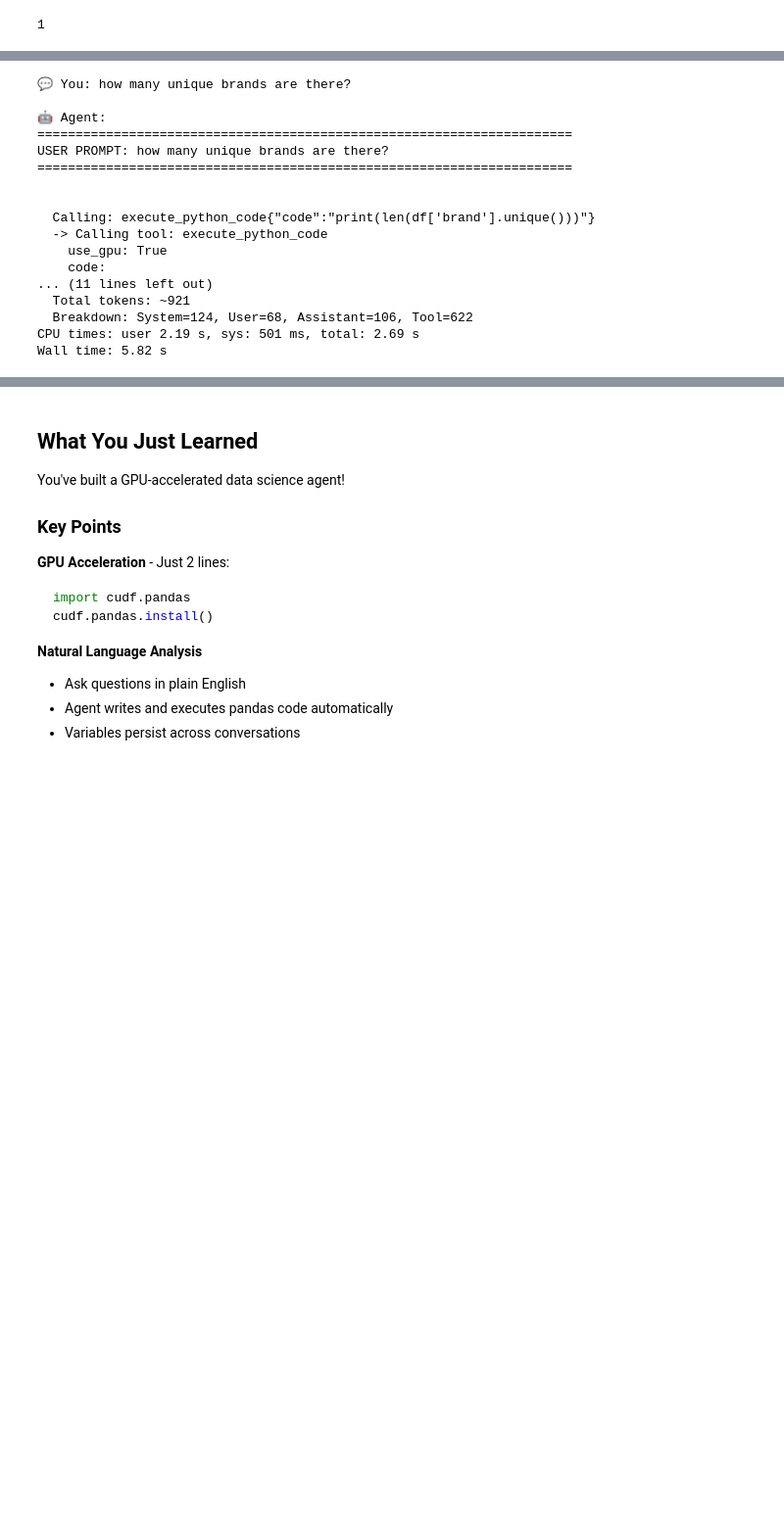
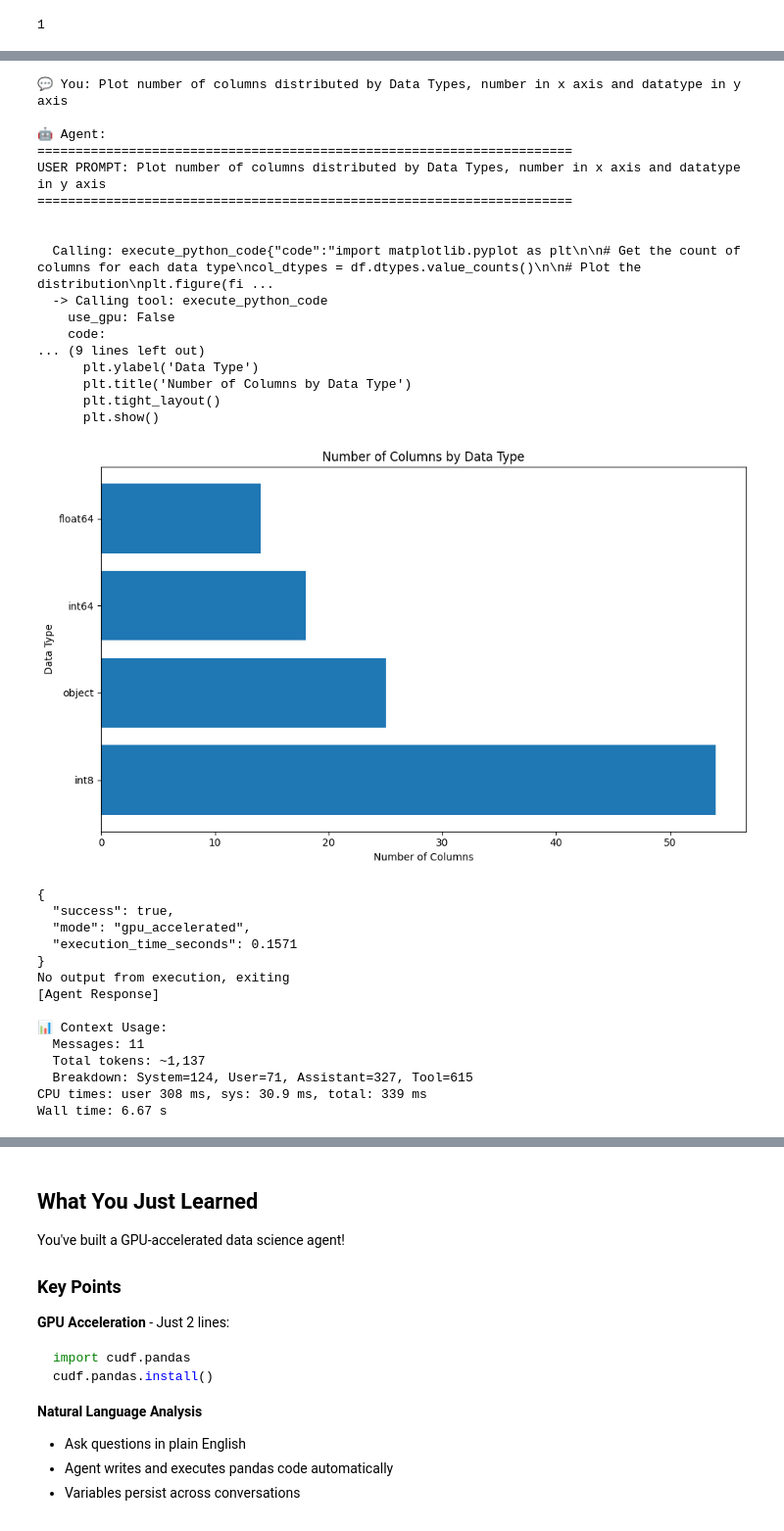
Before and after one commit to davisvarkey/Data_Science_Agent, a Jupyter notebook: gpu-accelerated-data-science-agent.ipynb, the cells around one changed output, grey strips where cells are left out. Shown at 98% size. Cells and saved outputs as stored; diff of their text form; code cells hidden in the pictures; blank space fills up the shorter version.

```diff
--- a/gpu-accelerated-data-science-agent.ipynb
+++ b/gpu-accelerated-data-science-agent.ipynb
@@ -401,22 +386,37 @@ Wall time: 5.5 s
-# %%
-%%time
-
-ask("how many unique brands are there?")
-# %% [output]
-💬 You: how many unique brands are there?
-
-🤖 Agent:
-======================================================================
-USER PROMPT: how many unique brands are there?
-======================================================================
-
-
-  Calling: execute_python_code{"code":"print(len(df['brand'].unique()))"}
-  -> Calling tool: execute_python_code
-    use_gpu: True
-    code:
-... (11 lines left out)
-  Total tokens: ~921
-  Breakdown: System=124, User=68, Assistant=106, Tool=622
-CPU times: user 2.19 s, sys: 501 ms, total: 2.69 s
-Wall time: 5.82 s
+# %%
+%%time
+
+ask("Plot number of columns distributed by Data Types, number in x axis and datatype in y axis")
+# %% [output]
+💬 You: Plot number of columns distributed by Data Types, number in x axis and datatype in y axis
+
+🤖 Agent:
+======================================================================
+USER PROMPT: Plot number of columns distributed by Data Types, number in x axis and datatype in y axis
+======================================================================
+
+
+  Calling: execute_python_code{"code":"import matplotlib.pyplot as plt\n\n# Get the count of columns for each data type\ncol_dtypes = df.dtypes.value_counts()\n\n# Plot the distribution\nplt.figure(fi ...
+  -> Calling tool: execute_python_code
+    use_gpu: False
+    code:
+... (9 lines left out)
+      plt.ylabel('Data Type')
+      plt.title('Number of Columns by Data Type')
+      plt.tight_layout()
+      plt.show()
+[figure, added]
+{
+  "success": true,
+  "mode": "gpu_accelerated",
+  "execution_time_seconds": 0.1571
+}
+No output from execution, exiting
+[Agent Response]
+
+📊 Context Usage:
+  Messages: 11
+  Total tokens: ~1,137
+  Breakdown: System=124, User=71, Assistant=327, Tool=615
+CPU times: user 308 ms, sys: 30.9 ms, total: 339 ms
+Wall time: 6.67 s
```
Also changed, not shown: parts of 22 cells of this notebook, 1 other file.
